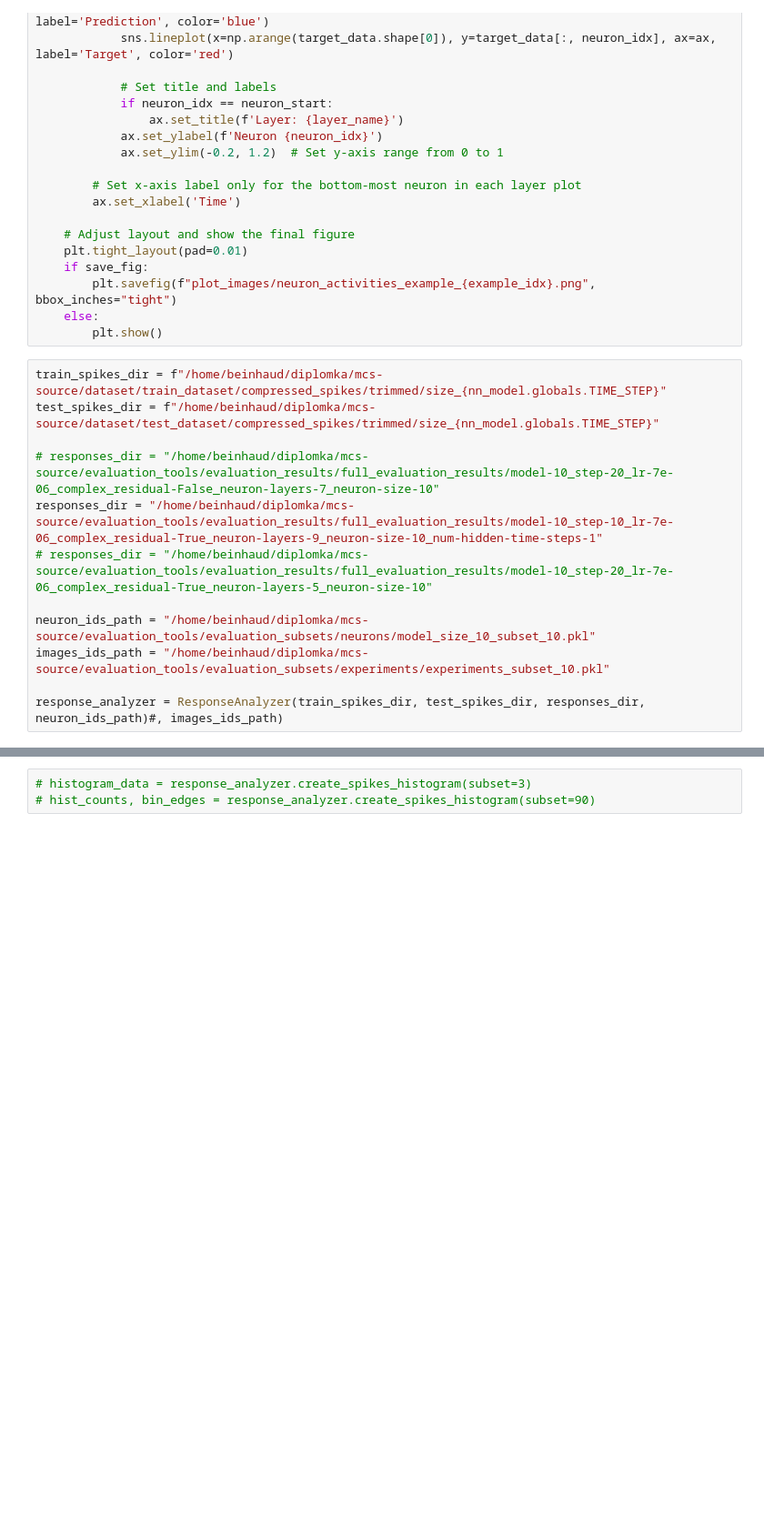
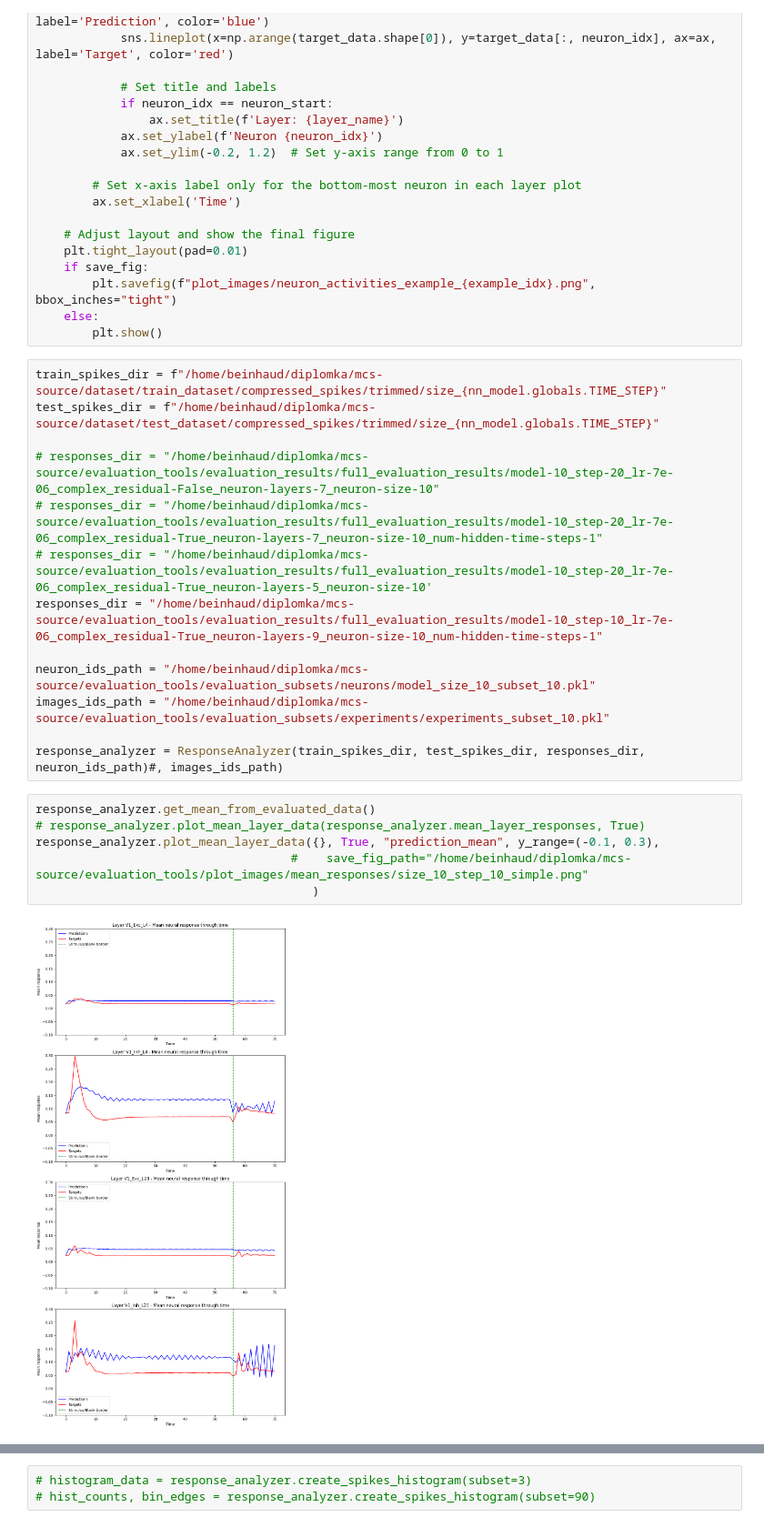
Before and after one commit to dbeinhauer/mcs-source, a Jupyter notebook: evaluation_tools/response_analyzis.ipynb, the cells around one changed output, grey strips where cells are left out. Shown at 91% size. Saved outputs shown, nothing was run; the diff lists cells and outputs as text; blank space fills up the shorter version.

Commit message:
Updating adding hidden steps

```diff
--- a/evaluation_tools/response_analyzis.ipynb
+++ b/evaluation_tools/response_analyzis.ipynb
@@ -51,10 +51,19 @@ train_spikes_dir = f"/home/beinhaud/diplomka/mcs-source/dataset/train_dataset/co
 test_spikes_dir = f"/home/beinhaud/diplomka/mcs-source/dataset/test_dataset/compressed_spikes/trimmed/size_{nn_model.globals.TIME_STEP}"
 
 # responses_dir = "/home/beinhaud/diplomka/mcs-source/evaluation_tools/evaluation_results/full_evaluation_results/model-10_step-20_lr-7e-06_complex_residual-False_neuron-layers-7_neuron-size-10"
+# responses_dir = "/home/beinhaud/diplomka/mcs-source/evaluation_tools/evaluation_results/full_evaluation_results/model-10_step-20_lr-7e-06_complex_residual-True_neuron-layers-7_neuron-size-10_num-hidden-time-steps-1"
+# responses_dir = "/home/beinhaud/diplomka/mcs-source/evaluation_tools/evaluation_results/full_evaluation_results/model-10_step-20_lr-7e-06_complex_residual-True_neuron-layers-5_neuron-size-10'
 responses_dir = "/home/beinhaud/diplomka/mcs-source/evaluation_tools/evaluation_results/full_evaluation_results/model-10_step-10_lr-7e-06_complex_residual-True_neuron-layers-9_neuron-size-10_num-hidden-time-steps-1"
-# responses_dir = "/home/beinhaud/diplomka/mcs-source/evaluation_tools/evaluation_results/full_evaluation_results/model-10_step-20_lr-7e-06_complex_residual-True_neuron-layers-5_neuron-size-10"
 
 neuron_ids_path = "/home/beinhaud/diplomka/mcs-source/evaluation_tools/evaluation_subsets/neurons/model_size_10_subset_10.pkl"
 images_ids_path = "/home/beinhaud/diplomka/mcs-source/evaluation_tools/evaluation_subsets/experiments/experiments_subset_10.pkl"
 
 response_analyzer = ResponseAnalyzer(train_spikes_dir, test_spikes_dir, responses_dir, neuron_ids_path)#, images_ids_path)
+# %%
+response_analyzer.get_mean_from_evaluated_data()
+# response_analyzer.plot_mean_layer_data(response_analyzer.mean_layer_responses, True)
+response_analyzer.plot_mean_layer_data({}, True, "prediction_mean", y_range=(-0.1, 0.3),
+                                    #    save_fig_path="/home/beinhaud/diplomka/mcs-source/evaluation_tools/plot_images/mean_responses/size_10_step_10_simple.png"
+                                       )
+# %% [output]
+[figure, added]
```
Also changed, not shown: parts of 4 cells of this notebook, 7 other files.
